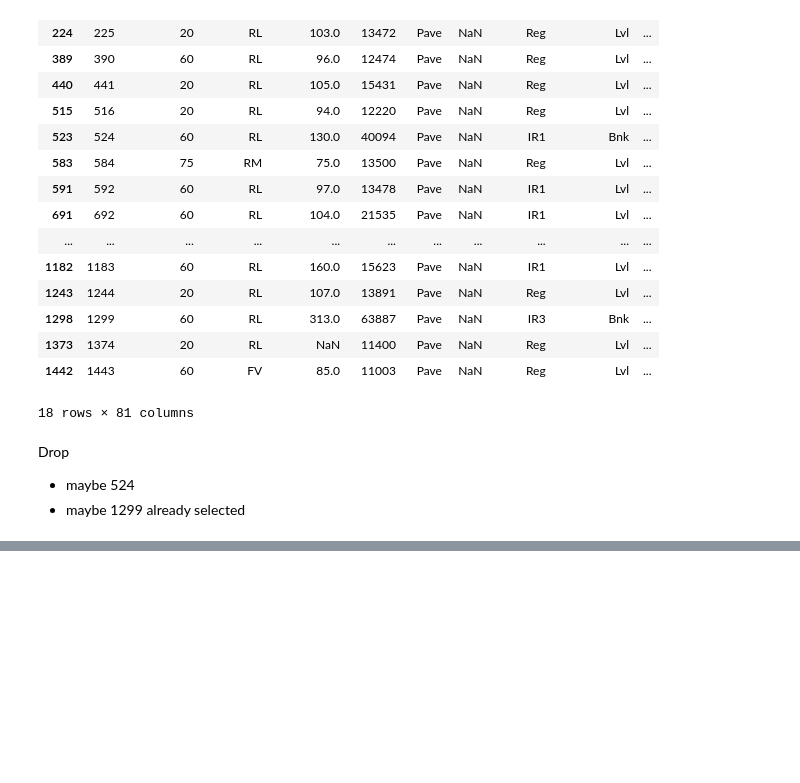
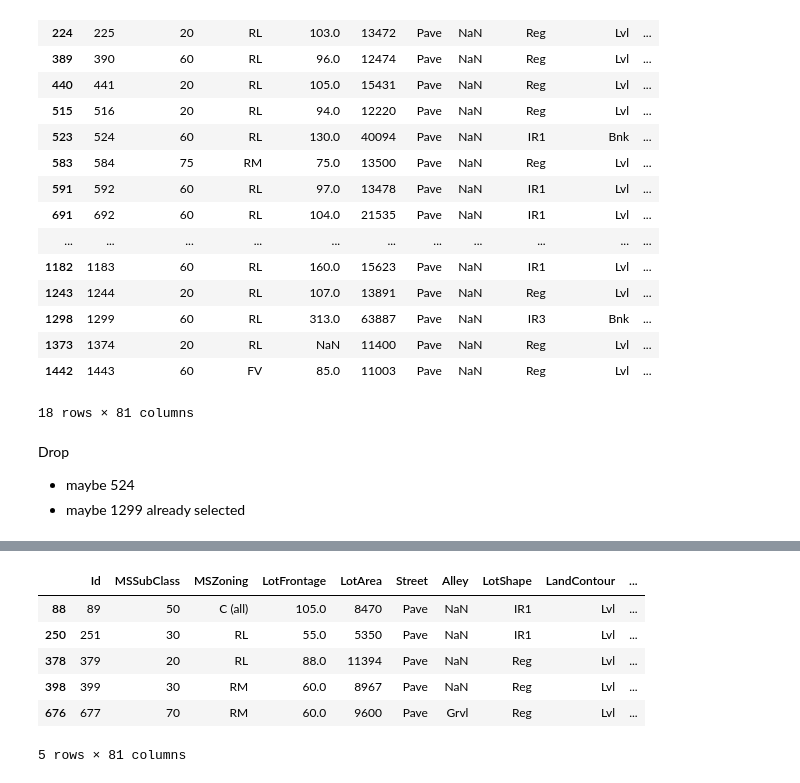
Before and after one commit to theakash07/Machine_learning, a Jupyter notebook: HousePricePrediction.ipynb, the cells around one changed output, grey strips where cells are left out. Saved outputs shown, nothing was run; the diff lists cells and outputs as text; code cells hidden in the pictures; blank space fills up the shorter version.

```diff
--- a/HousePricePrediction.ipynb
+++ b/HousePricePrediction.ipynb
@@ -249,0 +259,10 @@ Drop
+# %%
+train.query('OverallCond ==2 ')
+# %% [output]
+|  | Id | MSSubClass | MSZoning | LotFrontage | LotArea | Street | Alley | LotShape | LandContour | ... |
+| 88 | 89 | 50 | C (all) | 105.0 | 8470 | Pave | NaN | IR1 | Lvl | ... |
+| 250 | 251 | 30 | RL | 55.0 | 5350 | Pave | NaN | IR1 | Lvl | ... |
+| 378 | 379 | 20 | RL | 88.0 | 11394 | Pave | NaN | Reg | Lvl | ... |
+| 398 | 399 | 30 | RM | 60.0 | 8967 | Pave | NaN | Reg | Lvl | ... |
+| 676 | 677 | 70 | RM | 60.0 | 9600 | Pave | Grvl | Reg | Lvl | ... |
+5 rows × 81 columns
```
Also changed, not shown: parts of 4 cells of this notebook.
